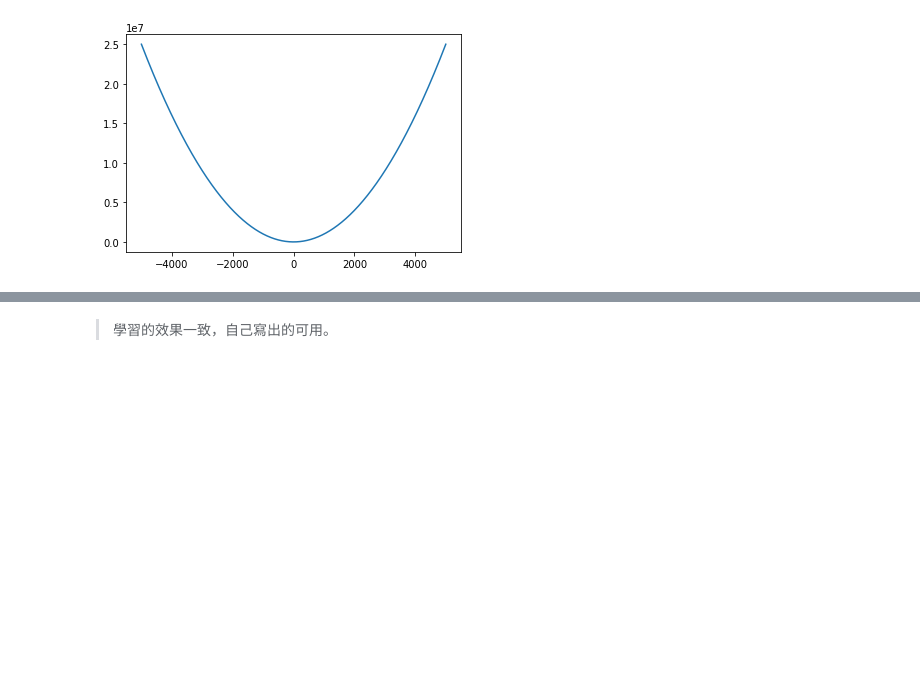
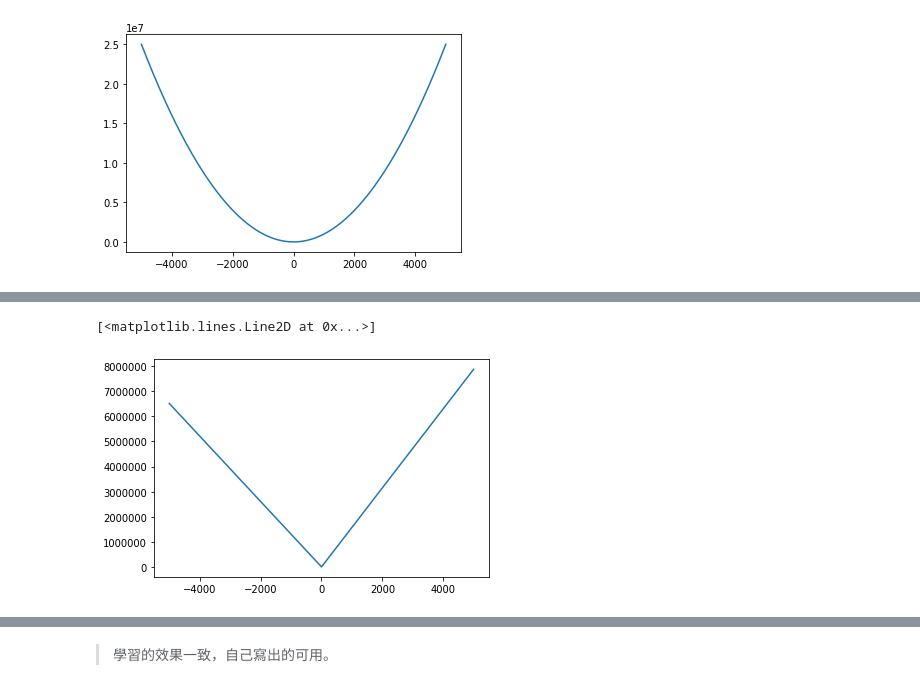
Before and after one commit to AbandonBlue/daily-ds, a Jupyter notebook: keras-trick/Custom Losses.ipynb, the cells around one changed output, grey strips where cells are left out. Saved outputs shown, nothing was run; the diff lists cells and outputs as text; code cells hidden in the pictures; blank space fills up the shorter version.

Commit message:
custom losses learning from ebay filter model

```diff
--- a/keras-trick/Custom Losses.ipynb
+++ b/keras-trick/Custom Losses.ipynb
@@ -92,4 +93,9 @@ Epoch 5/5
 <tensorflow.python.keras.callbacks.History at 0x...>
+# %%
+plt.plot(X, model_own.predict(X))
+# %% [output]
+[<matplotlib.lines.Line2D at 0x...>]
+[figure, added]
 # %%
 # 隨機產生新的樣本去產生預測
 
```
Also changed, not shown: parts of 12 cells of this notebook.
